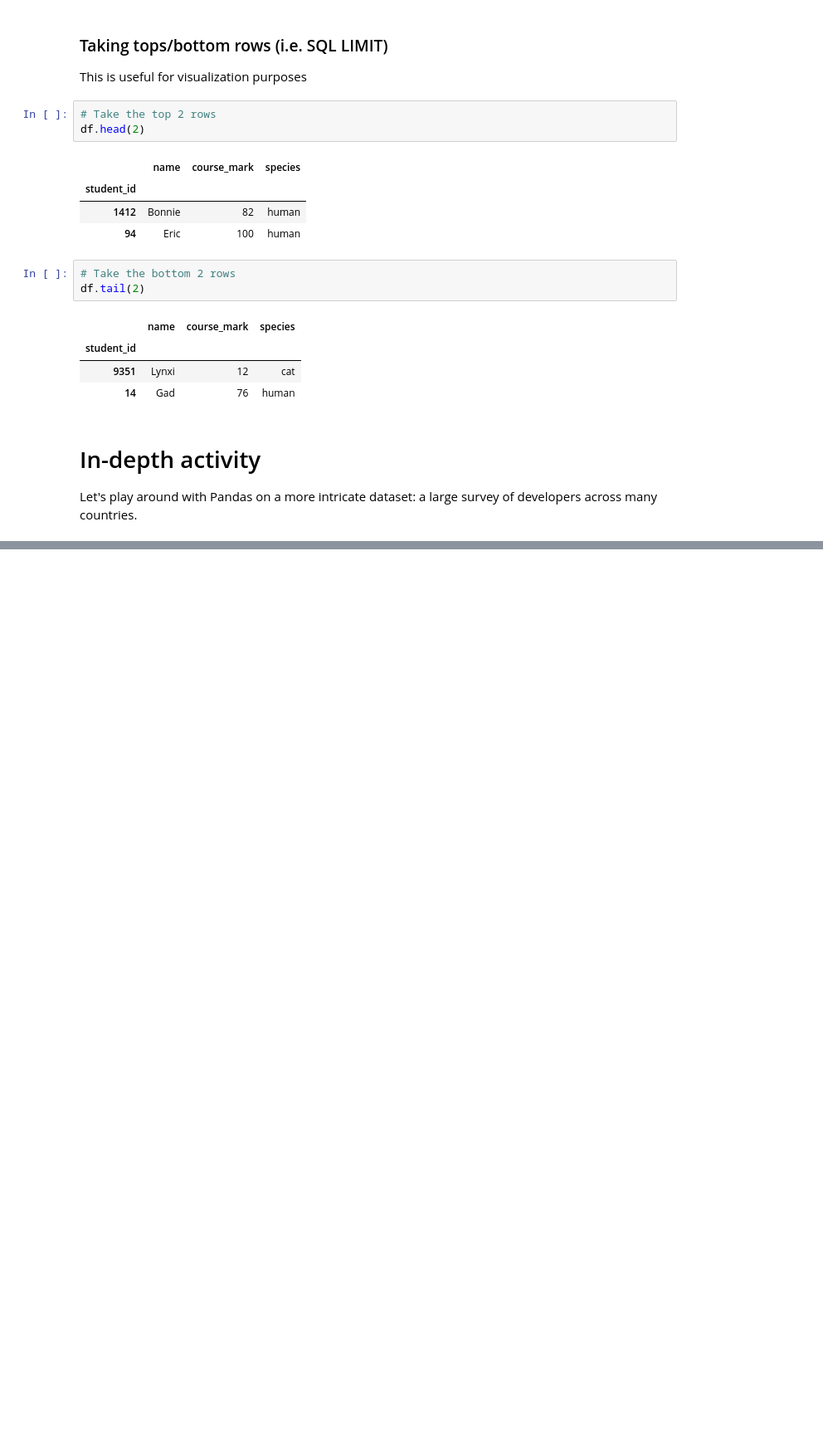
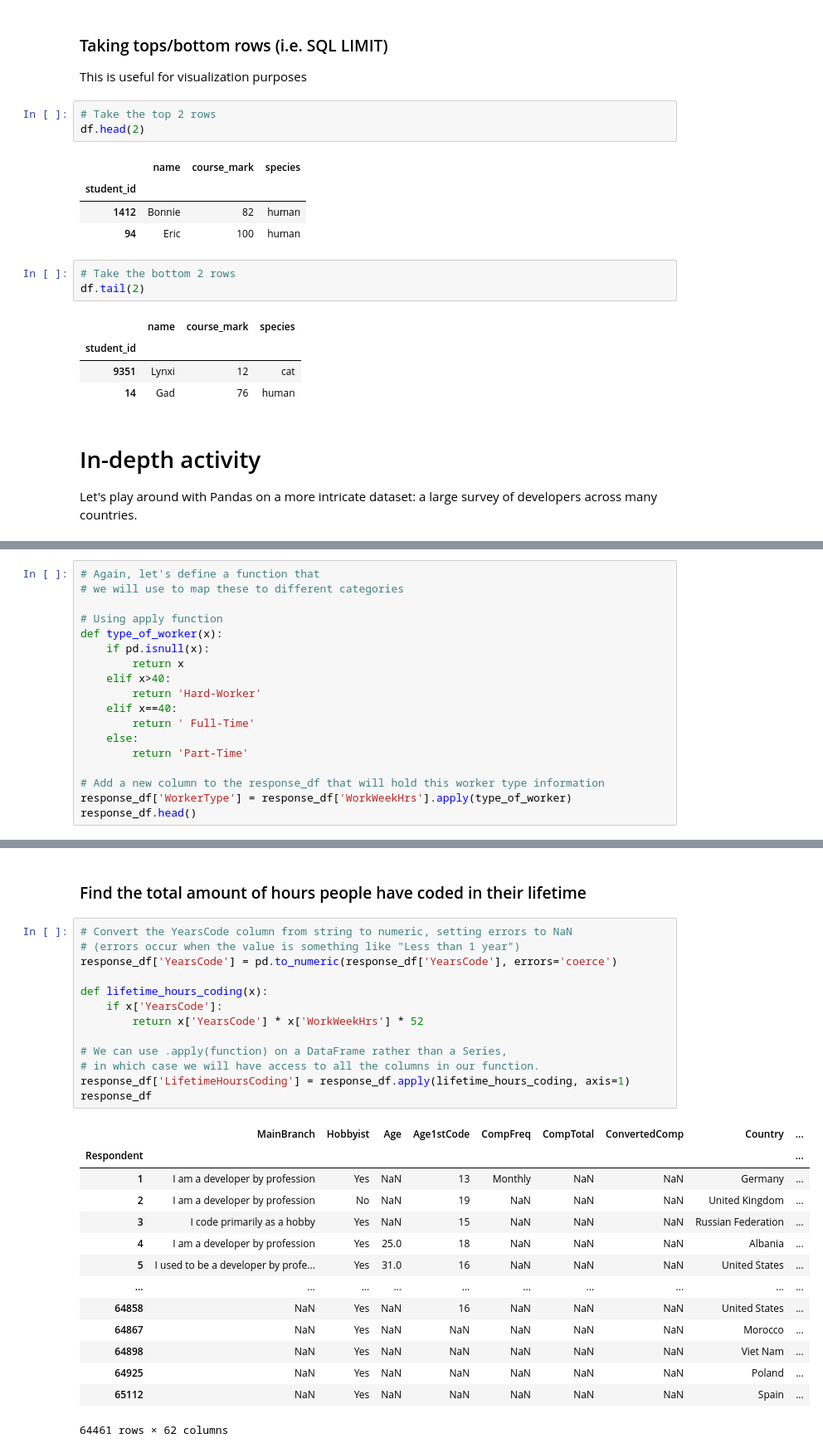
Before and after one commit to EricElmoznino/lighthouse_pandas_tutorial, a Jupyter notebook: pandas_tutorial.ipynb, the cells around one changed output, grey strips where cells are left out. Shown at 83% size. Cells and saved outputs as stored; diff of their text form; blank space fills up the shorter version.

```diff
--- a/pandas_tutorial.ipynb
+++ b/pandas_tutorial.ipynb
@@ -355,0 +456,18 @@ Let's play around with Pandas on a more intricate dataset: a large survey of dev
+# %%
+# Again, let's define a function that
+# we will use to map these to different categories
+
+# Using apply function
+def type_of_worker(x):
+    if pd.isnull(x):
+        return x
+    elif x>40:
+        return 'Hard-Worker'
+    elif x==40:
+        return ' Full-Time'
+    else:
+        return 'Part-Time'
+
+# Add a new column to the response_df that will hold this worker type information
+response_df['WorkerType'] = response_df['WorkWeekHrs'].apply(type_of_worker)
+response_df.head()
@@ -355,0 +483,30 @@ Let's play around with Pandas on a more intricate dataset: a large survey of dev
+# %% [markdown]
+### Find the total amount of hours people have coded in their lifetime
+# %%
+# Convert the YearsCode column from string to numeric, setting errors to NaN
+# (errors occur when the value is something like "Less than 1 year")
+response_df['YearsCode'] = pd.to_numeric(response_df['YearsCode'], errors='coerce')
+
+def lifetime_hours_coding(x):
+    if x['YearsCode']:
+        return x['YearsCode'] * x['WorkWeekHrs'] * 52
+
+# We can use .apply(function) on a DataFrame rather than a Series,
+# in which case we will have access to all the columns in our function.
+response_df['LifetimeHoursCoding'] = response_df.apply(lifetime_hours_coding, axis=1)
+response_df
+# %% [output]
+|  | MainBranch | Hobbyist | Age | Age1stCode | CompFreq | CompTotal | ConvertedComp | Country | ... |
+| Respondent |  |  |  |  |  |  |  |  | ... |
+| 1 | I am a developer by profession | Yes | NaN | 13 | Monthly | NaN | NaN | Germany | ... |
+| 2 | I am a developer by profession | No | NaN | 19 | NaN | NaN | NaN | United Kingdom | ... |
+| 3 | I code primarily as a hobby | Yes | NaN | 15 | NaN | NaN | NaN | Russian Federation | ... |
+| 4 | I am a developer by profession | Yes | 25.0 | 18 | NaN | NaN | NaN | Albania | ... |
+| 5 | I used to be a developer by profe... | Yes | 31.0 | 16 | NaN | NaN | NaN | United States | ... |
+| ... | ... | ... | ... | ... | ... | ... | ... | ... | ... |
+| 64858 | NaN | Yes | NaN | 16 | NaN | NaN | NaN | United States | ... |
+| 64867 | NaN | Yes | NaN | NaN | NaN | NaN | NaN | Morocco | ... |
+| 64898 | NaN | Yes | NaN | NaN | NaN | NaN | NaN | Viet Nam | ... |
+| 64925 | NaN | Yes | NaN | NaN | NaN | NaN | NaN | Poland | ... |
+| 65112 | NaN | Yes | NaN | NaN | NaN | NaN | NaN | Spain | ... |
+64461 rows × 62 columns
```
Also changed, not shown: parts of 23 cells of this notebook.
